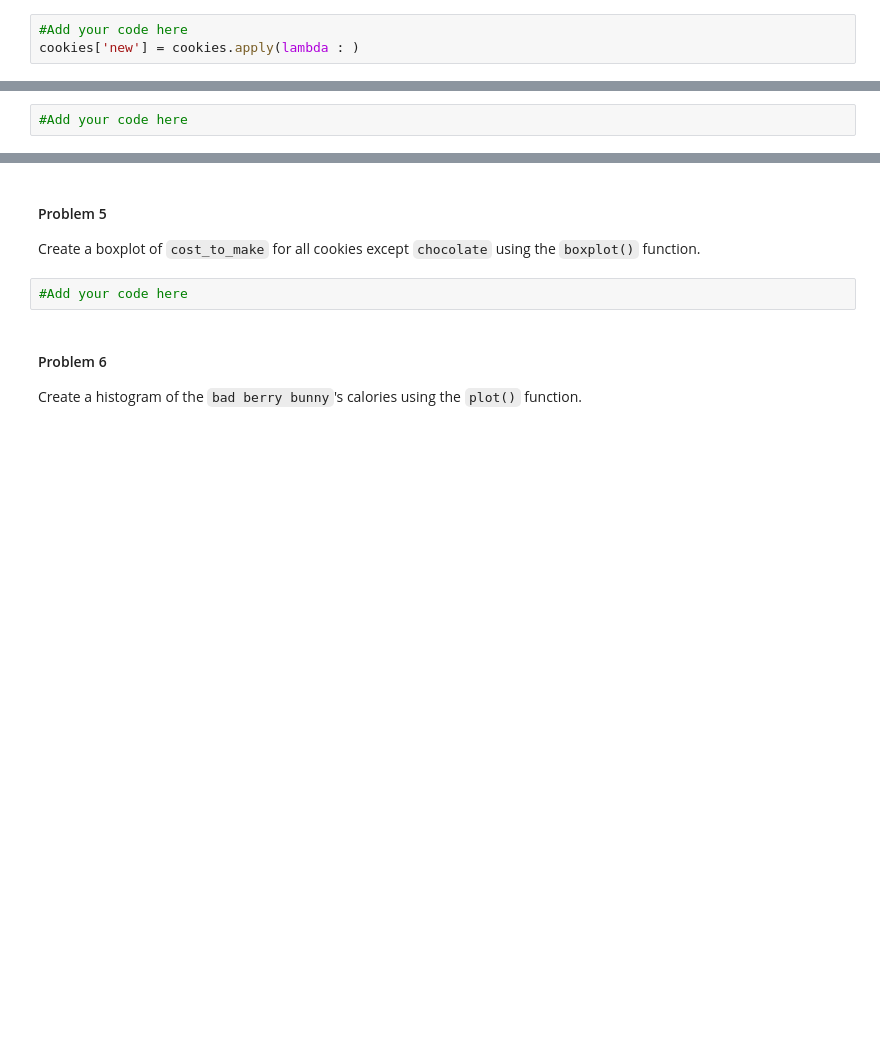
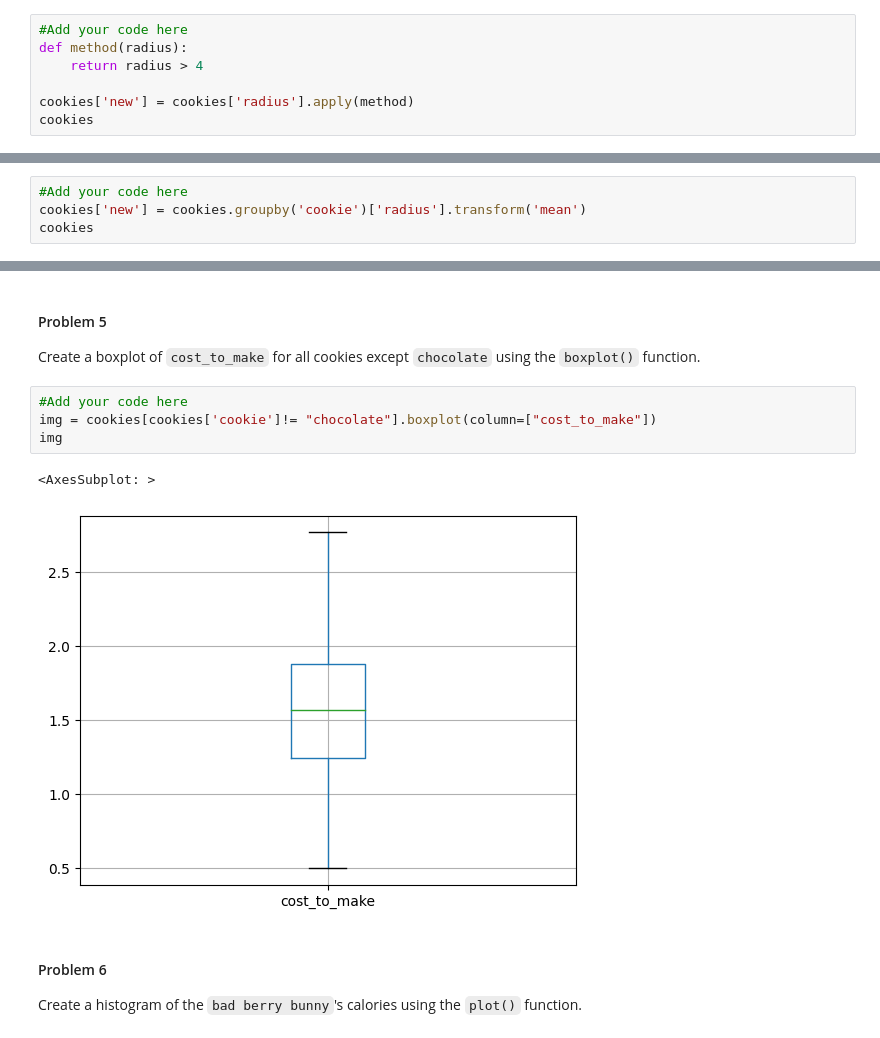
Before and after one commit to gallettilance/CS506-Spring2023, a Jupyter notebook: labs/02-lab/lab02.ipynb, the cells around one changed output, grey strips where cells are left out. Drawn from its saved outputs; the diff is of its cells as text; blank space fills up the shorter version.

```diff
--- a/labs/02-lab/lab02.ipynb
+++ b/labs/02-lab/lab02.ipynb
@@ -407,4 +406,8 @@ cookies.shape[0]
 Add a column to the DataFrame that has the value `True` if the cookie has a radius greater than 4 cm, and `False` otherwise. (Hint: use the `apply()` function)
 # %%
 #Add your code here
-cookies['new'] = cookies.apply(lambda : )
+def method(radius):
+    return radius > 4
+
+cookies['new'] = cookies['radius'].apply(method)
+cookies
@@ -414,3 +431,5 @@ cookies['new'] = cookies.apply(lambda : )
 Group the data by the `cookie` column, and find the average radius of each cookie. (Hint: use the `groupby()` and `transform()` function). Add this column to the DataFrame.
 # %%
 #Add your code here
+cookies['new'] = cookies.groupby('cookie')['radius'].transform('mean')
+cookies
@@ -425,6 +478,11 @@ Create a new DataFrame that only contains the cookies that have the ingredient `
 Create a boxplot of `cost_to_make` for all cookies except `chocolate` using the `boxplot()` function.
 # %%
 #Add your code here
+img = cookies[cookies['cookie']!= "chocolate"].boxplot(column=["cost_to_make"])
+img
+# %% [output]
+<AxesSubplot: >
+[figure, added]
 # %% [markdown]
 #### Problem 6
 
```
Also changed, not shown: parts of 18 cells of this notebook.
